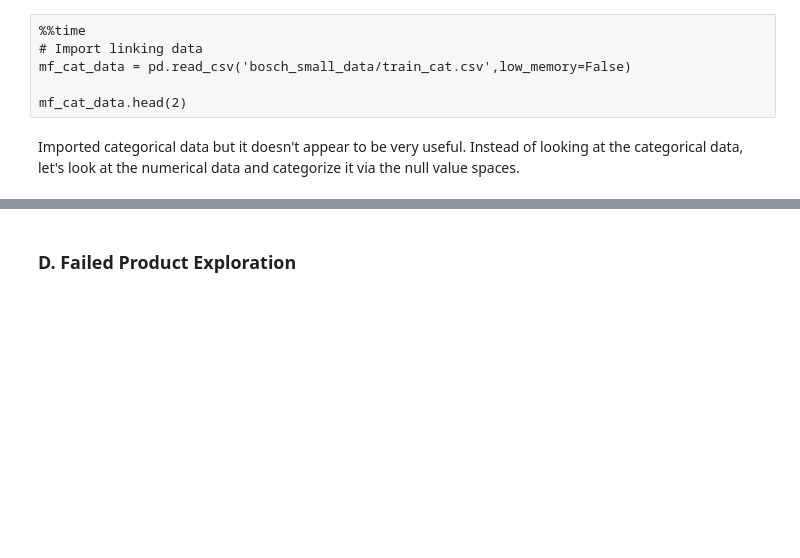
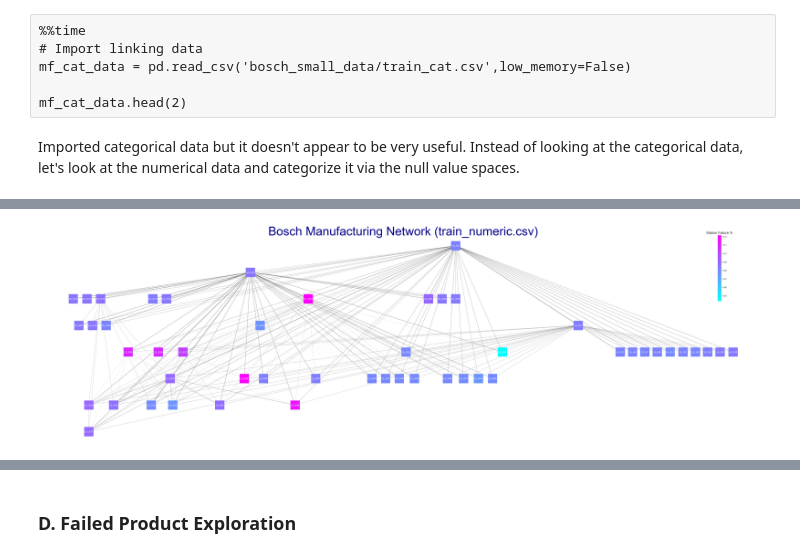
Before and after one commit to kimrharper/data_science_nltk, a Jupyter notebook: manufacturing/mf_exploratory.ipynb, the cells around one changed output, grey strips where cells are left out. Saved outputs shown, nothing was run; the diff lists cells and outputs as text; code cells hidden in the pictures; blank space fills up the shorter version.

Commit message:
added failure rate viz to network and started feature engineering

```diff
--- a/manufacturing/mf_exploratory.ipynb
+++ b/manufacturing/mf_exploratory.ipynb
@@ -26,6 +26,7 @@ import matplotlib.pyplot as plt
 np.seterr(divide='warn', invalid='warn'); sns.set_style("whitegrid");warnings.filterwarnings('ignore')
 # %%
 # debug
+import_fail=False
 exec("try: import pygraphviz as pgv\nexcept: problem=import_fail = True")
 # %% [markdown]
 -----
@@ -168,0 +182,4 @@ Imported categorical data but it doesn't appear to be very useful. Instead of lo
+# %%
+# checking_sets
+new_sets = [set(['_'.join(feature_member.split('_')[0:2]) for feature_member in list(mf_num_data.iloc[i,1:-1].dropna().index)]) for i in range(6000)]
+ordered_stations = frozenset().union(*new_sets);
@@ -194,0 +224,7 @@ file.close()
+# %%
+new_array = []
+[new_array.append(i) for i in station_count[:-15]];
+[new_array.append(i) for i in station_count[-14:]];
+get_vals = np.array(new_array)
+min_tick = get_vals.min()
+max_tick = get_vals.max()
@@ -195,49 +235,61 @@ file.close()
 # %%
+station_dict = {}
+for i in range(len(normed_new_s)):
+    station_dict[station_name[i]] = station_count[i]
+
+norm = mpl.colors.Normalize(vmin=min_tick, vmax=max_tick)
+cmap = cm.cool
+m = cm.ScalarMappable(norm=norm, cmap=cmap)
+colr_check = [m.to_rgba(station_dict[n]) for n in list(G.nodes)]
+
 # Convert txt to networkx
 G=nx.read_adjlist("adjaceny.txt", create_using=nx.DiGraph) # A=to_agraph(G)
 
 if import_fail: # if pygraphviz can't load
     display(Image(filename='network_modeling2.png'))
 else: # if pygraphviz does load
-    plt.figure(figsize=(47,15))
+    fig = plt.figure(figsize=(50,15))
+
+    pos = graphviz_layout(G, prog='dot')
 
     # edge
     nx.draw_networkx_edges(G,
-                           pos=graphviz_layout(G, prog='dot'),
-                           alpha=.1,
-                           style='dotted',
-                           width=.5,
-                           arrows=True,
-                           arrowsize=20,
+                           pos=pos,
+                           alpha=.81,
+                           width=.7,
+                           arrows=False,
+                           arrowsize=10,
                            edge_color=range(len(G.edges)),
-                           edge_cmap=plt.cm.cool
+                           edge_cmap=plt.cm.gray
                            )
-    # node background
-    nx.draw_networkx_nodes(G,
-                           pos=graphviz_layout(G, prog='dot'),
-                           node_size=2000,
-                           node_shape = 's',
-                           node_color='black',
-                           alpha=.4)
 
     # node
     nx.draw_networkx_nodes(G,
-                           pos=graphviz_layout(G, prog='dot'),
-                           node_size=2500,
-                           cmap=plt.cm.cool,
+                           pos=pos,
+                           node_size=2000,
                            node_shape = 's',
-                           node_color=range(len(G)),
-                           alpha=.9)
+                           node_color=colr_check,
+                           alpha=1)
 
     # labels
     nx.draw_networkx_labels(G,
-                            pos=graphviz_layout(G, prog='dot'),
+                            pos=pos,
                             font_color='white')
 
-    plt.title('Bosch Manufacturing Network (train_numeric.csv)',size=40,color='darkblue')
+    plt.title('Bosch Manufacturing Network (train_numeric.csv)',size=60,color='darkblue')
     plt.box(on=None)
     plt.xticks([])
     plt.yticks([])
     plt.tight_layout()
-    # plt.savefig('network_modeling2.png',bbox_inches='tight')
+
+    cmap = plt.get_cmap("cool")
+    norm = plt.Normalize(station_count.min(), station_count.max())
+    sm =  ScalarMappable(norm=norm, cmap=cmap)
+    m.set_array([])
+    cbaxes = fig.add_axes([.93,.65, 0.005, 0.3])
+    cbar = plt.colorbar(m,cax=cbaxes)
+    cbar.ax.set_title("Station Failure %",size=17)
+    plt.savefig('network_modeling3.png',bbox_inches='tight')
     plt.show()
+# %% [output]
+[figure, added]
```
Also changed, not shown: parts of 15 cells of this notebook, 2 other files.
